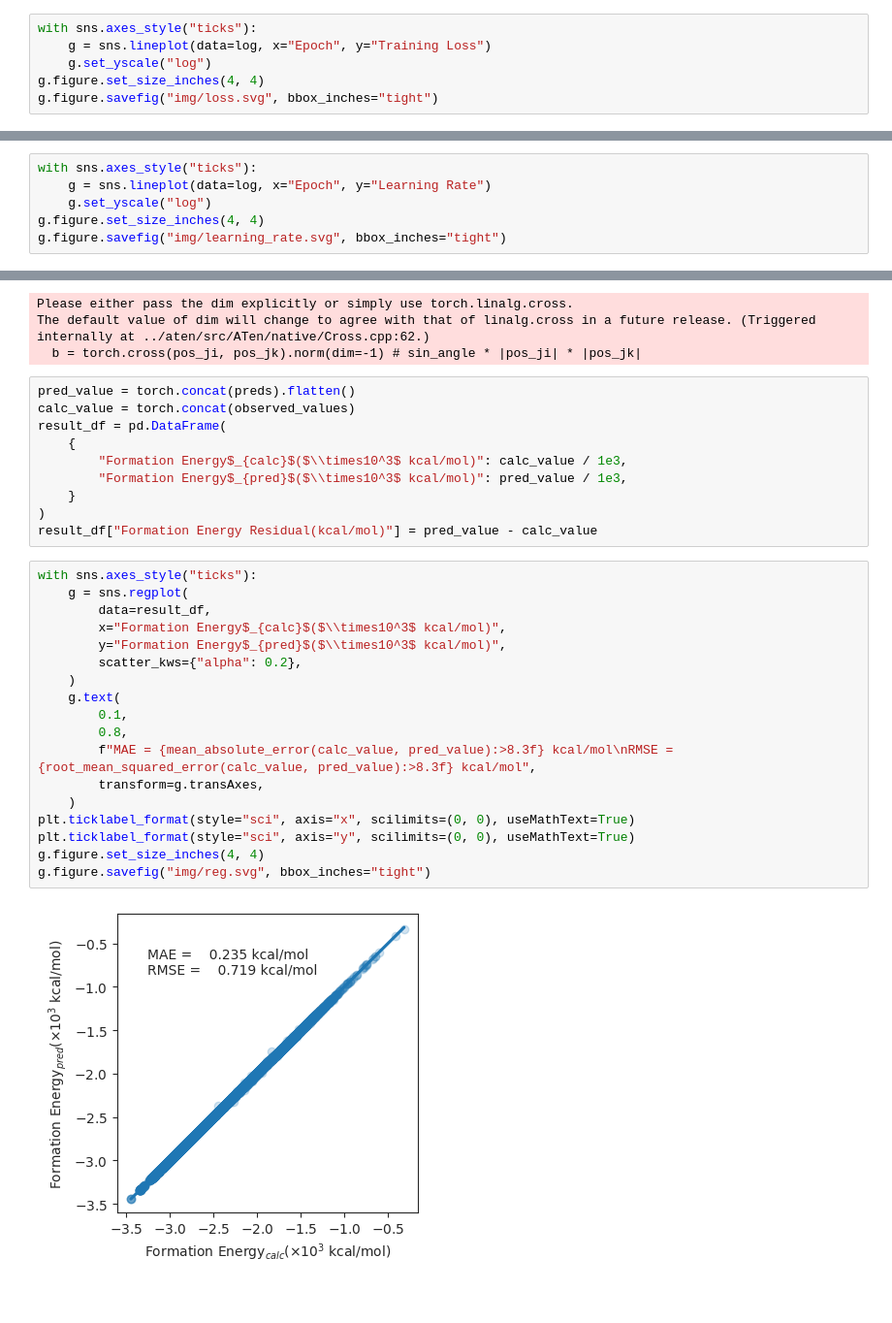
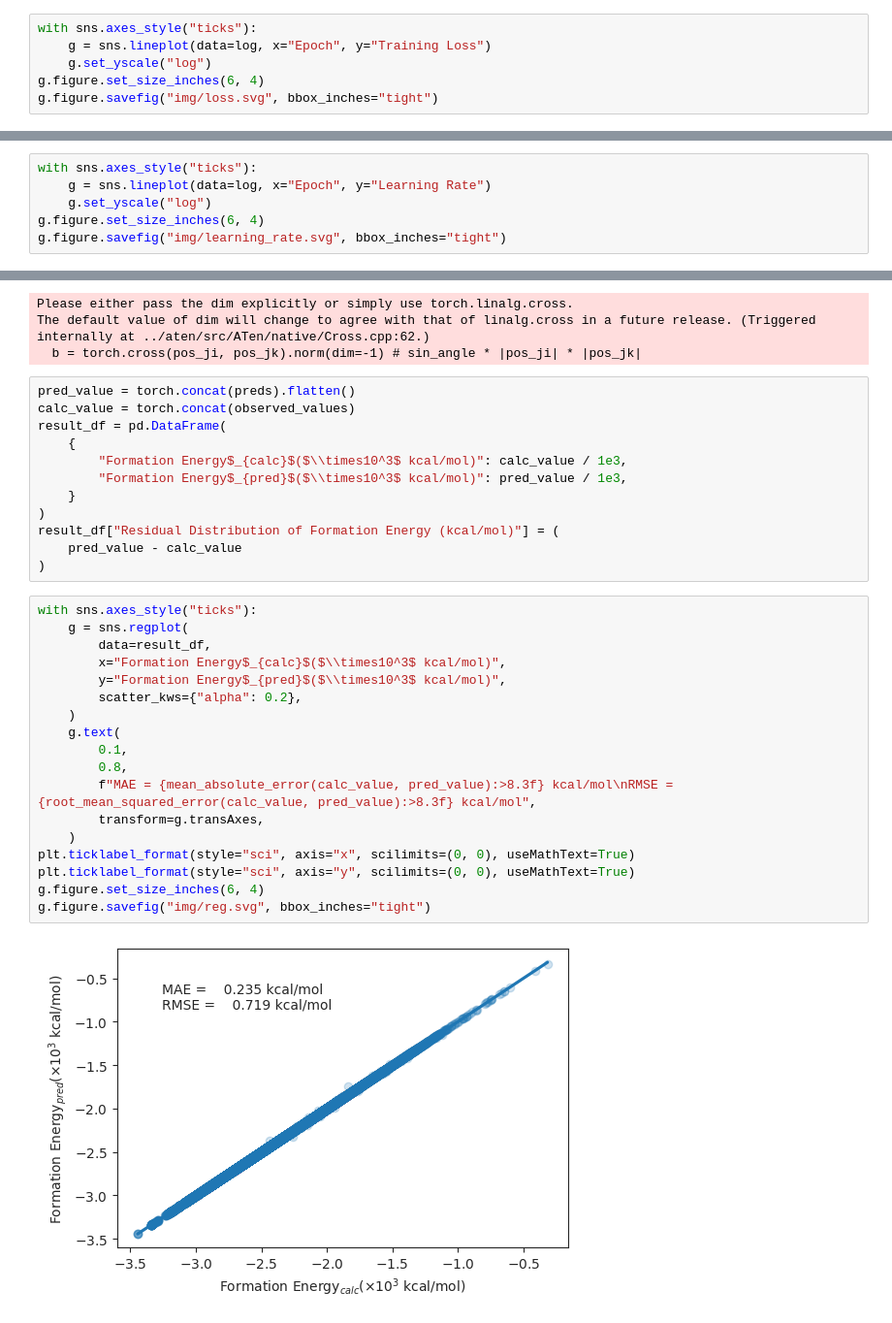
Before and after one commit to gentle1999/qm9star_query, a Jupyter notebook: tutorial/4-train_a_NN_potential_model.ipynb, the cells around one changed output, grey strips where cells are left out. Shown at 97% size. Cells and saved outputs as stored; diff of their text form.

```diff
--- a/tutorial/4-train_a_NN_potential_model.ipynb
+++ b/tutorial/4-train_a_NN_potential_model.ipynb
@@ -272,6 +272,6 @@ log
 with sns.axes_style("ticks"):
     g = sns.lineplot(data=log, x="Epoch", y="Training Loss")
     g.set_yscale("log")
-g.figure.set_size_inches(4, 4)
+g.figure.set_size_inches(6, 4)
 g.figure.savefig("img/loss.svg", bbox_inches="tight")
 # %% [output]
@@ -280,6 +280,6 @@ g.figure.savefig("img/loss.svg", bbox_inches="tight")
 with sns.axes_style("ticks"):
     g = sns.lineplot(data=log, x="Epoch", y="Learning Rate")
     g.set_yscale("log")
-g.figure.set_size_inches(4, 4)
+g.figure.set_size_inches(6, 4)
 g.figure.savefig("img/learning_rate.svg", bbox_inches="tight")
 # %% [output]
@@ -306,27 +306,29 @@ result_df = pd.DataFrame(
         "Formation Energy$_{pred}$($\\times10^3$ kcal/mol)": pred_value / 1e3,
     }
 )
-result_df["Formation Energy Residual(kcal/mol)"] = pred_value - calc_value
+result_df["Residual Distribution of Formation Energy (kcal/mol)"] = (
+    pred_value - calc_value
+)
 # %%
 with sns.axes_style("ticks"):
     g = sns.regplot(
         data=result_df,
         x="Formation Energy$_{calc}$($\\times10^3$ kcal/mol)",
         y="Formation Energy$_{pred}$($\\times10^3$ kcal/mol)",
         scatter_kws={"alpha": 0.2},
     )
     g.text(
         0.1,
         0.8,
         f"MAE = {mean_absolute_error(calc_value, pred_value):>8.3f} kcal/mol\nRMSE = {root_mean_squared_error(calc_value, pred_value):>8.3f} kcal/mol",
         transform=g.transAxes,
     )
 plt.ticklabel_format(style="sci", axis="x", scilimits=(0, 0), useMathText=True)
 plt.ticklabel_format(style="sci", axis="y", scilimits=(0, 0), useMathText=True)
-g.figure.set_size_inches(4, 4)
+g.figure.set_size_inches(6, 4)
 g.figure.savefig("img/reg.svg", bbox_inches="tight")
 # %% [output]
-[figure, old version]
+[figure, new version]
 # %%
 with sns.axes_style("ticks"):
     g = sns.histplot(
```
Also changed, not shown: parts of 3 cells of this notebook, 11 other files.
